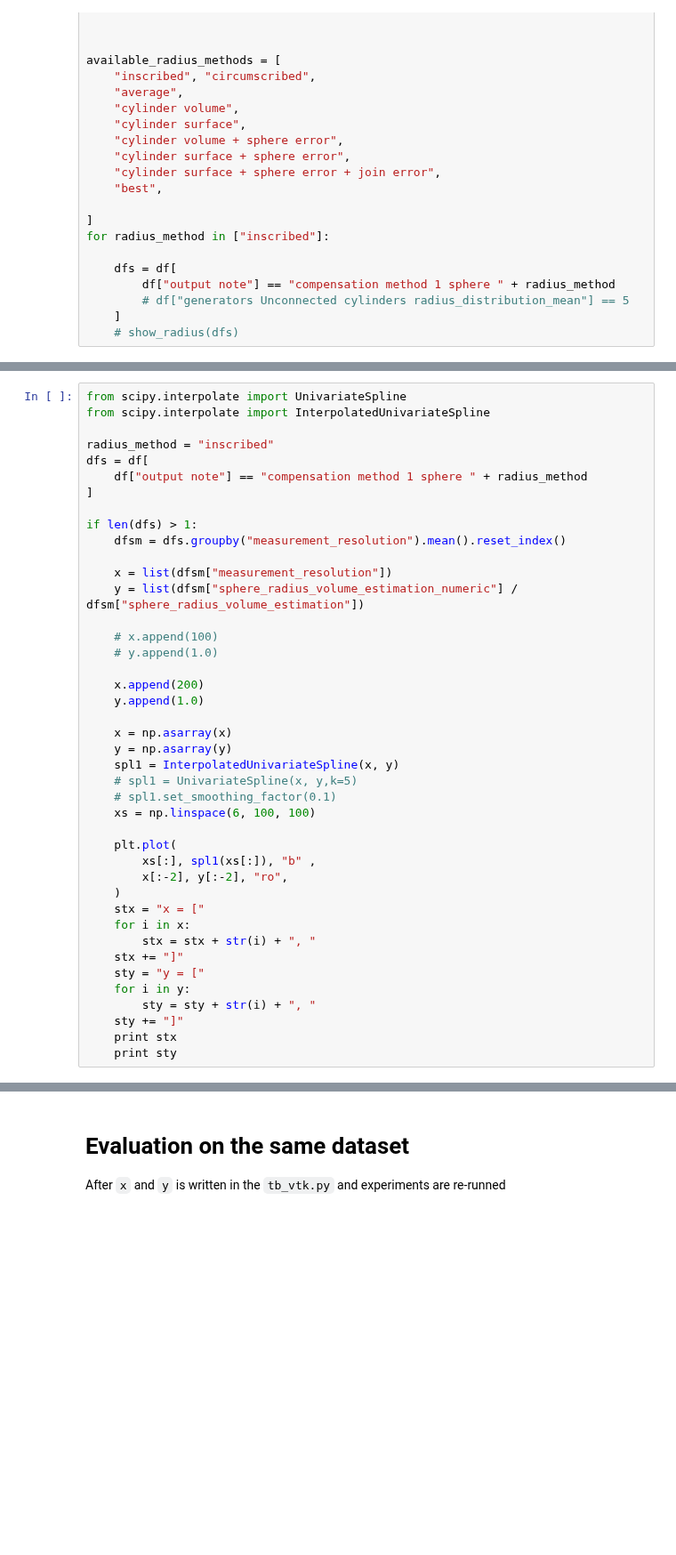
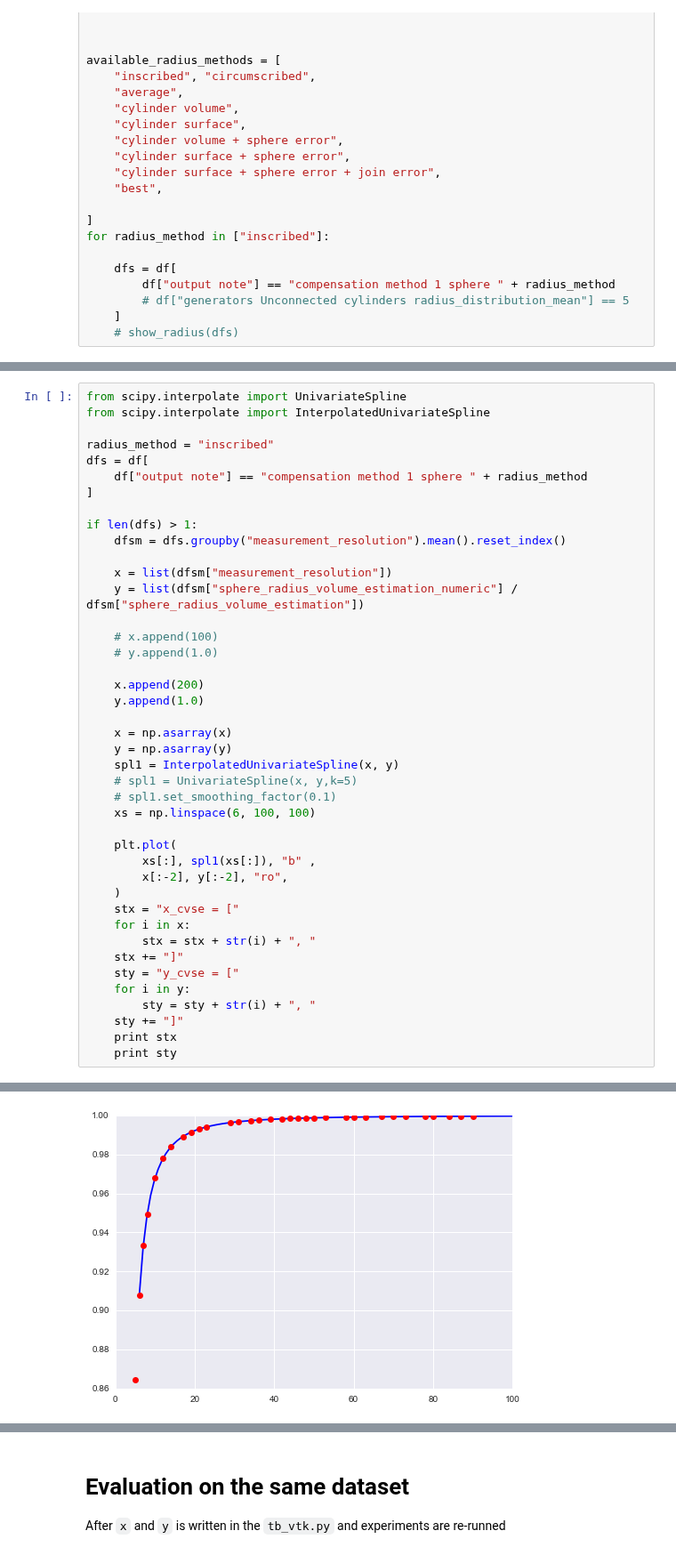
Before and after one commit to mjirik/teigen, a Jupyter notebook: examples/measured_compensation_factor.ipynb, the cells around one changed output, grey strips where cells are left out. Shown at 89% size. Drawn from its saved outputs; the diff is of its cells as text; blank space fills up the shorter version.

```diff
--- a/examples/measured_compensation_factor.ipynb
+++ b/examples/measured_compensation_factor.ipynb
@@ -247,13 +271,14 @@ if len(dfs) > 1:
         xs[:], spl1(xs[:]), "b" ,
         x[:-2], y[:-2], "ro",
     )
-    stx = "x = ["
+    stx = "x_cvse = ["
     for i in x:
         stx = stx + str(i) + ", "
     stx += "]"
-    sty = "y = ["
+    sty = "y_cvse = ["
     for i in y:
         sty = sty + str(i) + ", "
     sty += "]"
     print stx
     print sty
+# %% [output]
@@ -260,3 +287,4 @@ if len(dfs) > 1:
+[figure, added]
 # %%
 dfs
 # %% [output]
```
Also changed, not shown: parts of 32 cells of this notebook, 2 other files.
